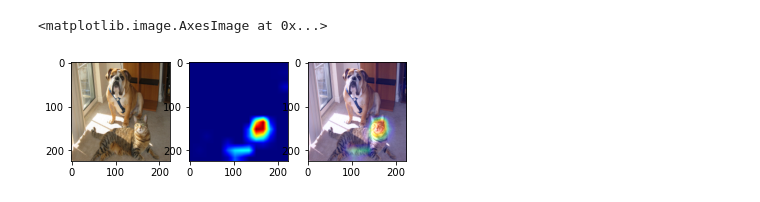
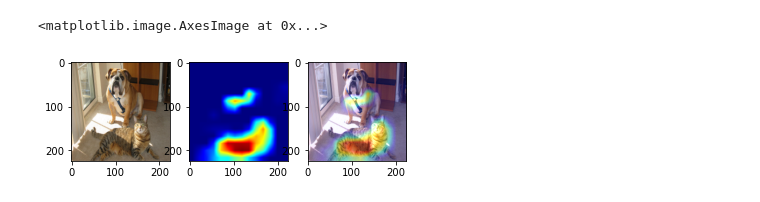
Before and after one commit to anirudhseth/Explanations-using-Grad-CAM, a Jupyter notebook: counterfactual_Explanations.ipynb, the cells around one changed output. Cells and saved outputs as stored; diff of their text form; code cells hidden in the pictures.

```diff
--- a/counterfactual_Explanations.ipynb
+++ b/counterfactual_Explanations.ipynb
@@ -15,11 +19,11 @@ from explanation_models import gradcam,gradcam_robust,gradcam_plusplus,guided_ba
 # %%
 g= gradcam(model,layer_name,input_dim)
-heatmap=g.get_heatmap(img,True)
+heatmap=g.get_heatmap(img,242,True)
 heatmap_colormap,overlayed_img=imagenet_utils.overlay_heatmap(orig_img,heatmap)
 f, axarr = plt.subplots(1,3)
 axarr[0].imshow(orig_img)
 axarr[1].imshow(heatmap_colormap)
 axarr[2].imshow(overlayed_img)
 # %% [output]
 <matplotlib.image.AxesImage at 0x...>
-[figure, old version]
+[figure, new version]
```
Also changed, not shown: parts of 2 cells of this notebook, 5 other files.
